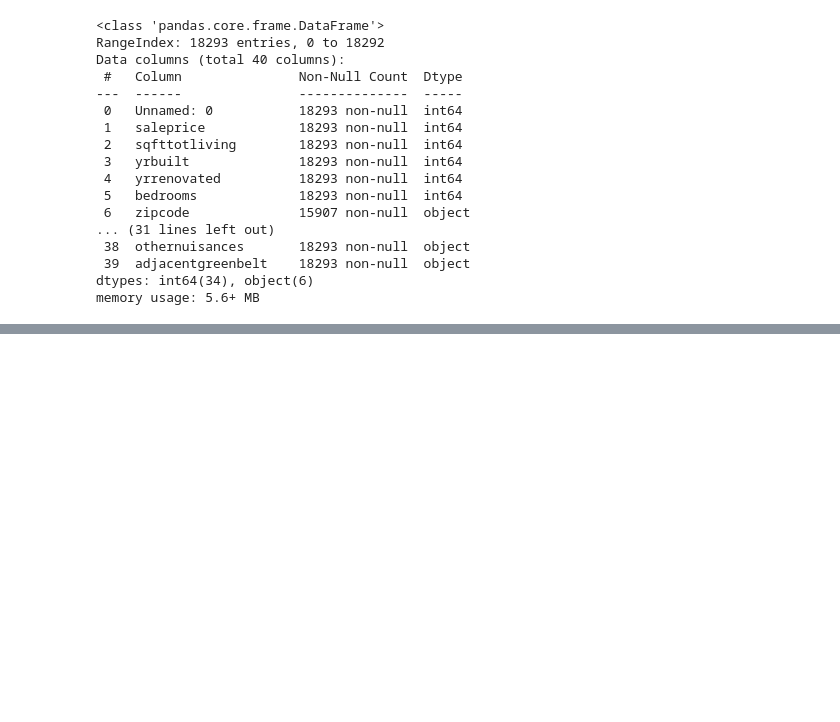
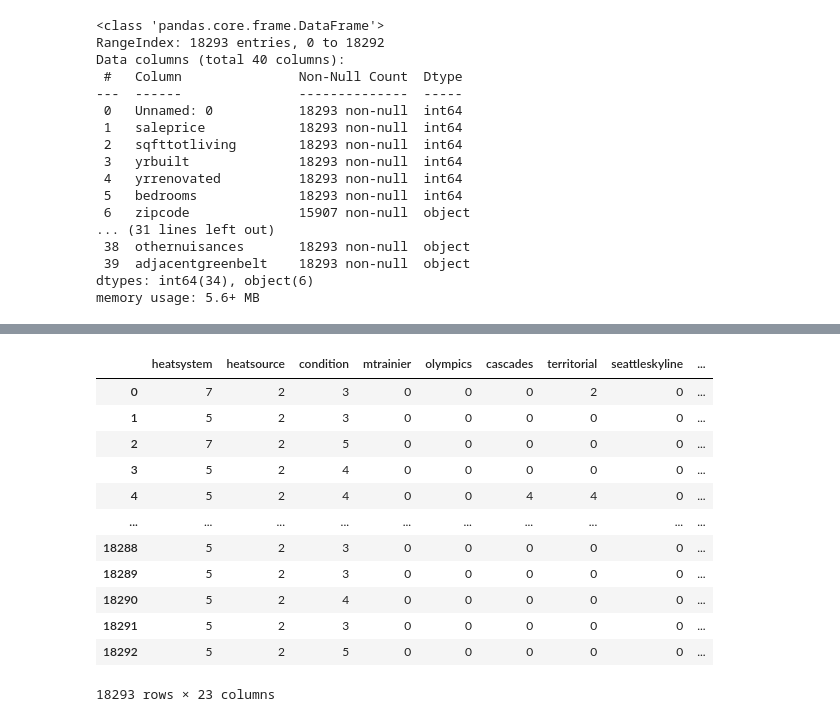
Before and after one commit to lecritch/king_county_housing_prices_linear_regression, a Jupyter notebook: exploratory/model3_LC.ipynb, the cells around one changed output, grey strips where cells are left out. Drawn from its saved outputs; the diff is of its cells as text; code cells hidden in the pictures; blank space fills up the shorter version.

```diff
--- a/exploratory/model3_LC.ipynb
+++ b/exploratory/model3_LC.ipynb
@@ -93,0 +60,5 @@ Unique entries for adjacentgreenbelt: ['N' 'Y']
+# %%
+categorical_features = ['heatsystem', 'heatsource', 'condition', 'viewutilization', 'daylightbasement',
+ 'mtrainier', 'olympics', 'cascades', 'territorial', 'seattleskyline', 'pugetsound',
+ 'lakewashington', 'lakesammamish', 'smalllakerivercreek', 'otherview', 'wfntlocation',
+ 'trafficnoise', 'powerlines', 'othernuisances', 'adjacentgreenbelt']
@@ -93,0 +142,20 @@ Unique entries for adjacentgreenbelt: ['N' 'Y']
+# %%
+feats = ['ages', 'piece_count', 'theme_name', 'country', 'list_price', 'num_reviews',
+         'play_star_rating', 'review_difficulty', 'star_rating', 'val_star_rating']
+#Don't include prod_id, set_name, prod_desc, or prod_long_desc; they are too unique
+pd.get_dummies(df_reduced[categorical_features], drop_first = True)
+# df = pd.get_dummies(df, drop_first=True)
+# %% [output]
+|  | heatsystem | heatsource | condition | mtrainier | olympics | cascades | territorial | seattleskyline | ... |
+| 0 | 7 | 2 | 3 | 0 | 0 | 0 | 2 | 0 | ... |
+| 1 | 5 | 2 | 3 | 0 | 0 | 0 | 0 | 0 | ... |
+| 2 | 7 | 2 | 5 | 0 | 0 | 0 | 0 | 0 | ... |
+| 3 | 5 | 2 | 4 | 0 | 0 | 0 | 0 | 0 | ... |
+| 4 | 5 | 2 | 4 | 0 | 0 | 4 | 4 | 0 | ... |
+| ... | ... | ... | ... | ... | ... | ... | ... | ... | ... |
+| 18288 | 5 | 2 | 3 | 0 | 0 | 0 | 0 | 0 | ... |
+| 18289 | 5 | 2 | 3 | 0 | 0 | 0 | 0 | 0 | ... |
+| 18290 | 5 | 2 | 4 | 0 | 0 | 0 | 0 | 0 | ... |
+| 18291 | 5 | 2 | 3 | 0 | 0 | 0 | 0 | 0 | ... |
+| 18292 | 5 | 2 | 5 | 0 | 0 | 0 | 0 | 0 | ... |
+18293 rows × 23 columns
```
Also changed, not shown: parts of 15 cells of this notebook, 1 other file.
